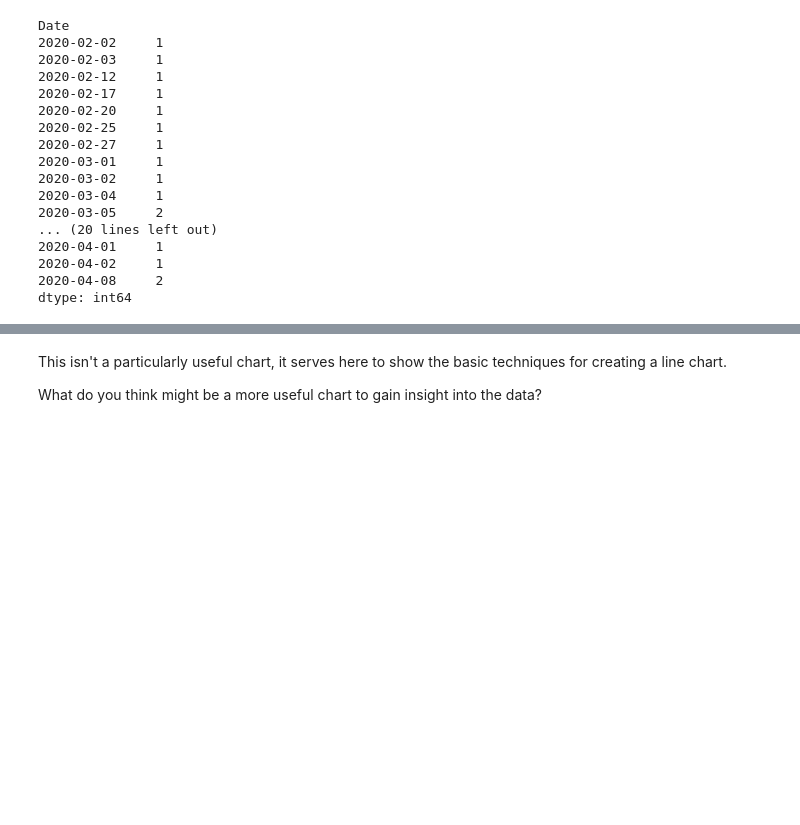
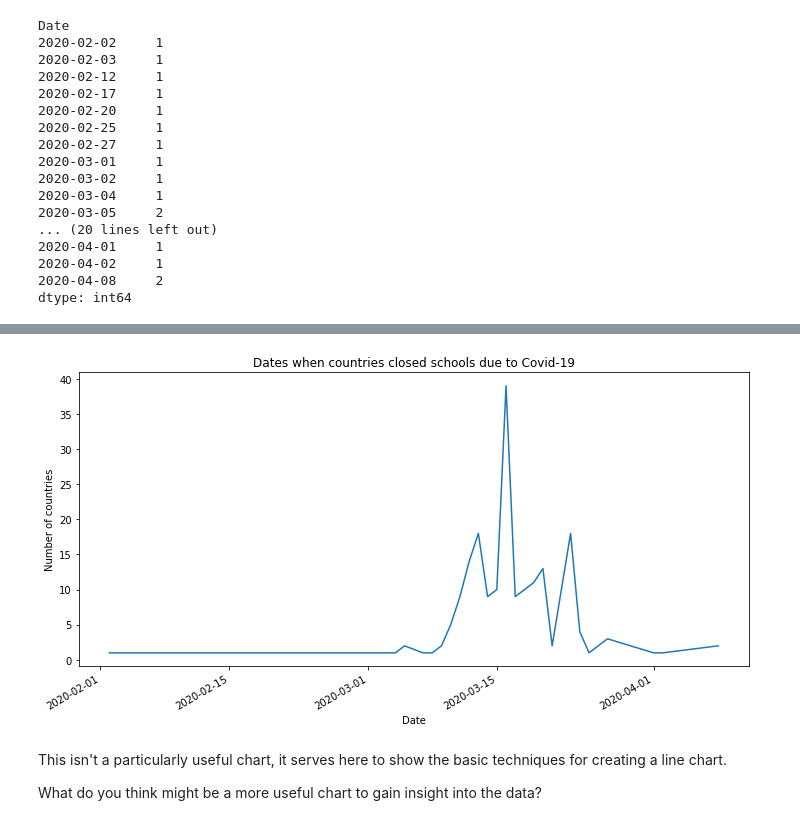
Before and after one commit to stephen-o17/comp0034_week1test, a Jupyter notebook: matplotlib_line_bar.ipynb, the cells around one changed output, grey strips where cells are left out. Saved outputs shown, nothing was run; the diff lists cells and outputs as text; code cells hidden in the pictures; blank space fills up the shorter version.

```diff
--- a/matplotlib_line_bar.ipynb
+++ b/matplotlib_line_bar.ipynb
@@ -131,13 +130,11 @@ Date
 2020-04-08     2
 dtype: int64
 # %%
-fig = plt.figure()
-ax = fig.add_subplot(111) # one row, one column, first plot (i.e. a single plot)
-ax.plot(df2)
-ax.set_xlabel('Date')
-ax.set_ylabel('Number of countries')
-ax.set_title('Dates when countries closed schools due to Covid-19')
+fig, axes = plt.subplots(figsize=(12, 6))
+axes.plot(df2)
+axes.set_xlabel('Date')
+axes.set_ylabel('Number of countries')
+axes.set_title('Dates when countries closed schools due to Covid-19')
 # rotates and right aligns the x labels, and moves the bottom of the axes up to make room for them
 fig.autofmt_xdate()
-fig.canvas.draw()
 # %% [output]
@@ -146,3 +141,4 @@ fig.canvas.draw()
+[figure, added]
 # %% [markdown]
 This isn't a particularly useful chart, it serves here to show the basic techniques for creating a line chart.
 
```
Also changed, not shown: parts of 5 cells of this notebook.
